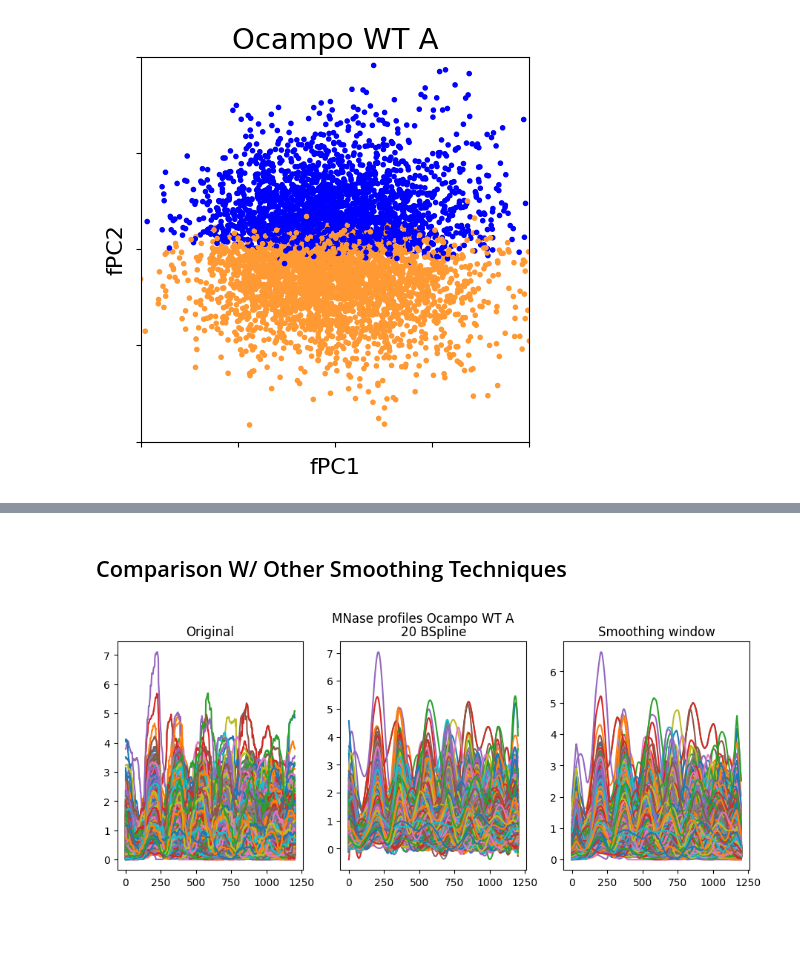
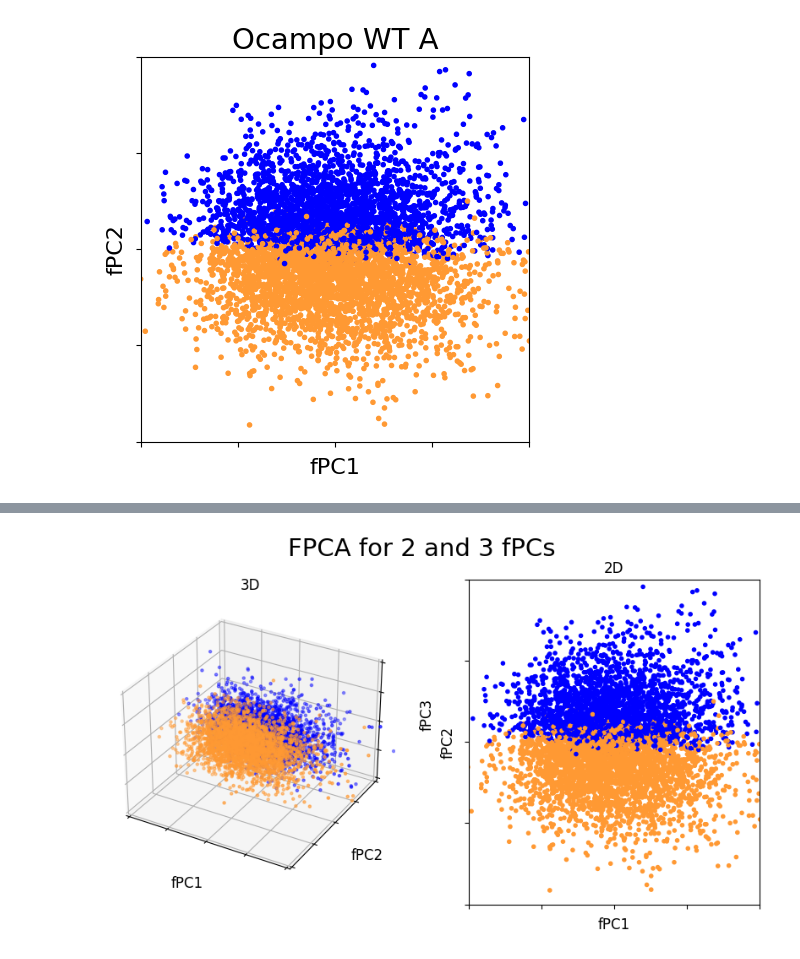
Before and after one commit to leoTiez/nucleosome-fpca, a Jupyter notebook: Example Case.ipynb, the cells around one changed output, grey strips where cells are left out. Cells and saved outputs as stored; diff of their text form; code cells hidden in the pictures; blank space fills up the shorter version.

Commit message:
Update: added comparison 3 fPCs

```diff
--- a/Example Case.ipynb
+++ b/Example Case.ipynb
@@ -198,16 +167,0 @@ for bsplines, bs_name in zip(all_bsplines, bspline_names):
-# %%
-bspline_fpca_scores_ocampo_a = []
-fig, ax = plt.subplots(1, 5, figsize=(10, 3))
-for bsplines_ocampo, bs_name, a in zip(all_bsplines_ocampo_A, bspline_names, ax.reshape(-1)):
-    fpca_ocampo_bspline = FPCA(n_components=2)
-    bspline_fpca_scores_ocampo_a.append(fpca_ocampo_bspline.fit_transform(bsplines_ocampo))
-    a.plot(wt_ocampo_a.iloc[idx].drop(drop_list), lw=2)
-    bsplines_ocampo[idx].plot(chart=a, linestyle='--', color='black')
-    (bsplines_ocampo.mean()
-     + fpca_ocampo_bspline.components_[0] * bspline_fpca_scores_ocampo_a[-1][idx][0]
-     + fpca_ocampo_bspline.components_[1] * bspline_fpca_scores_ocampo_a[-1][idx][1]
-    ).plot(chart=a, color='tab:green', lw=2)
-    a.set_title(bs_name, fontsize=16)
-fig.suptitle(wt_ocampo_a.iloc[idx]['ORF'], fontsize=21)
-fig.tight_layout()
-plt.show()
@@ -240,2 +167,0 @@ plt.show()
-# %% [markdown]
-## Comparison W/ Other Smoothing Techniques
@@ -250,12 +168,29 @@ smoothed_data = np.apply_along_axis(
-# %%
-fig, ax = plt.subplots(1, 3, figsize=(11, 4))
-ax[0].plot(wt_ocampo_a.drop(drop_list, axis=1).to_numpy().T)
-bspline_ocampo_a.plot(chart=ax[1])
-ax[2].plot(smoothed_data.T)
-fig.suptitle('MNase profiles Ocampo WT A')
-ax[0].set_title('Original')
-ax[1].set_title('20 BSpline')
-ax[2].set_title('Smoothing window')
-plt.show()
-# %% [output]
-[figure, removed]
+# %%
+fpca_ocampo_a_3d = FPCA(n_components=3)
+fpc_scores_ocampo_a_3d = fpca_ocampo_a_3d.fit_transform(bspline_ocampo_a)
+# %%
+fig = plt.figure(figsize=(10, 5))
+(ax_2d, ax_3d) = fig.add_subplot(122), fig.add_subplot(121, projection='3d')
+ax_2d.scatter(*fpc_scores_ocampo_a.T, color=colors[wt_ocampo_a['cluster'] - 1], marker='.')
+ax_3d.scatter(*fpc_scores_ocampo_a_3d.T, color=colors[wt_ocampo_a['cluster'] - 1], marker='.')
+ax_2d.set_title('2D')
+ax_3d.set_title('3D')
+for a in [ax_2d, ax_3d]:
+    a.set_ylim((-20, 20))
+    a.set_xlim((-20, 20))
+    a.set_xlabel('fPC1', fontsize=12)
+    a.set_ylabel('fPC2', fontsize=12)
+    a.set_xticks(np.arange(-20, 21, 10))
+    a.set_xticklabels([])
+    a.set_yticks(np.arange(-20, 21, 10))
+    a.set_yticklabels([])
+
+ax_3d.set_zlim((-20, 20))
+ax_3d.set_zlabel('fPC3', fontsize=12, rotation=90)
+ax_3d.set_zticks(np.arange(-20, 21, 10))
+ax_3d.set_zticklabels([])
+fig.suptitle('FPCA for 2 and 3 fPCs', fontsize=21)
+plt.subplots_adjust(wspace=0.25)
+plt.show()
+# %% [output]
+[figure, added]
```
Also changed, not shown: parts of 7 cells of this notebook.
